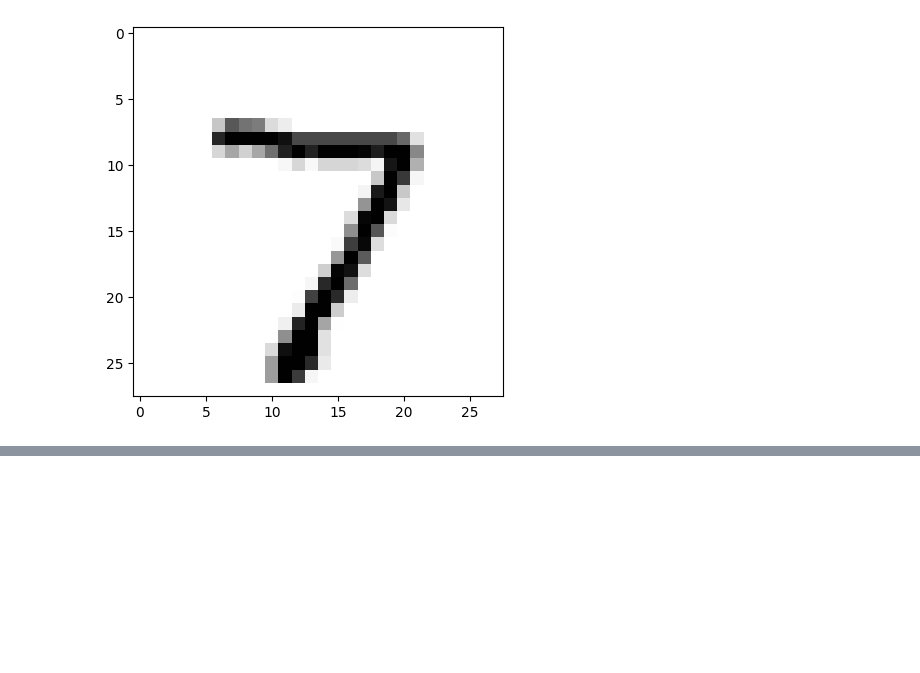
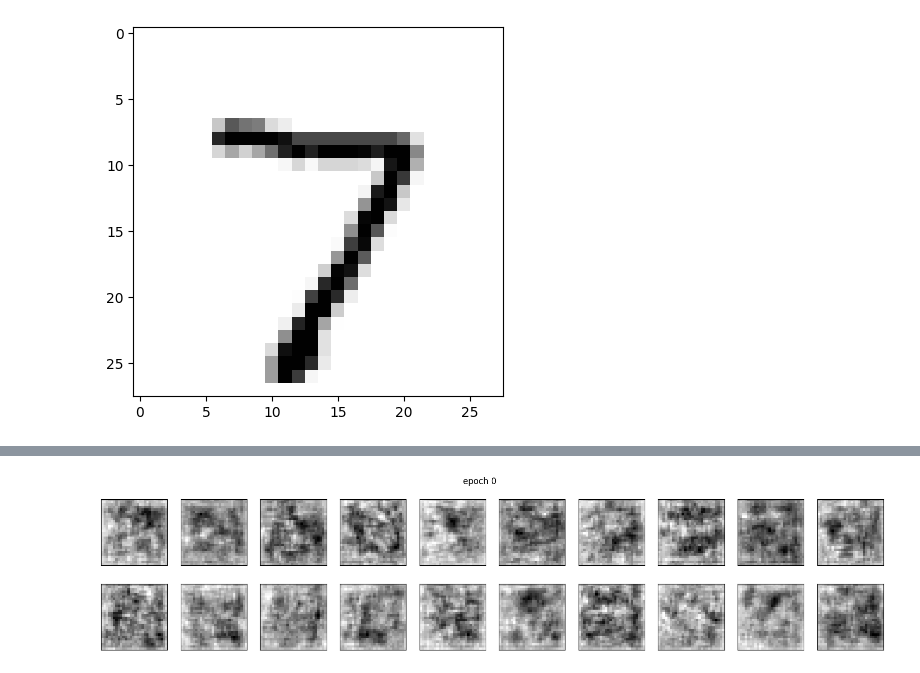
Before and after one commit to surf0123/ai, a Jupyter notebook: aiframeworks.ipynb, the cells around one changed output, grey strips where cells are left out. Drawn from its saved outputs; the diff is of its cells as text; code cells hidden in the pictures; blank space fills up the shorter version.

```diff
--- a/aiframeworks.ipynb
+++ b/aiframeworks.ipynb
@@ -517,0 +746,95 @@ weighted avg       0.99      0.99      0.99     10000
+# %%
+import numpy as np
+from tensorflow.keras.datasets import mnist
+from tensorflow.keras.layers import Input,Activation,Dense,Flatten,Reshape,Conv2D,Conv2DTranspose,Dropout,BatchNormalization,UpSampling2D
+from tensorflow.keras.models import Model
+from tensorflow.keras import backend as K
+from tensorflow.keras.losses import mse
+import matplotlib.pyplot as plt
+
+(x_train,y_train),(x_test,y_test)=mnist.load_data()
+x_train = (x_train.astype('float32')/255.0)*2.0-1.0 # [-1,1] 구간
+x_test = (x_test.astype('float32')/255.0)*2.0-1.0
+x_train = np.reshape(x_train, (len(x_train), 28, 28, 1))
+x_test = np.reshape(x_test, (len(x_test), 28, 28, 1))
+
+batch_siz=64
+epochs=5000
+dropout_rate=0.4
+batch_norm=0.9
+zdim=100 # 잠복 공간의 차원
+
+discriminator_input=Input(shape=(28, 28, 1)) # 분별망 D 설계
+x=Conv2D(64,(5,5),activation='relu',padding='same',strides=(2,2))(discriminator_input)
+x=Dropout(dropout_rate)(x)
+x=Conv2D(64,(5,5),activation='relu',padding='same',strides=(2,2))(x)
+x=Dropout(dropout_rate)(x)
+x=Conv2D(128,(5,5),activation='relu',padding='same',strides=(2,2))(x)
+x=Dropout(dropout_rate)(x)
+x=Conv2D(128,(5,5),activation='relu',padding='same',strides=(1,1))(x)
+x=Dropout(dropout_rate)(x)
+x=Flatten()(x)
+discriminator_output=Dense(1,activation='sigmoid')(x)
+discriminator=Model(discriminator_input,discriminator_output)
+
+generator_input=Input(shape=(zdim,)) # 생성망 G 설계
+x=Dense(3136)(generator_input)
+x=BatchNormalization(momentum=batch_norm)(x)
+x=Activation('relu')(x)
+x=Reshape((7,7,64))(x)
+x=UpSampling2D()(x)
+x=Conv2D(128,(5,5),padding='same')(x)
+x=BatchNormalization(momentum=batch_norm)(x)
+x=Activation('relu')(x)
+x=UpSampling2D()(x)
+x=Conv2D(64,(5,5),padding='same')(x)
+x=BatchNormalization(momentum=batch_norm)(x)
+x=Activation('relu')(x)
+x=Conv2D(64,(5,5),padding='same')(x)
+x=BatchNormalization(momentum=batch_norm)(x)
+x=Activation('relu')(x)
+x=Conv2D(1,(5,5),activation='tanh',padding='same')(x)
+generator_output=x
+generator=Model(generator_input,generator_output)
+
+discriminator.compile(optimizer='Adam',loss='binary_crossentropy',metrics=['accuracy'])
+
+discriminator.trainable=False
+gan_input=Input(shape=(zdim,))
+gan_output=discriminator(generator(gan_input))
+gan=Model(gan_input,gan_output)
+gan.compile(optimizer='Adam',loss='binary_crossentropy',metrics=['accuracy'])
+
+def train_discriminator(x_train):
+    c=np.random.randint(0,x_train.shape[0],batch_siz)
+    real=x_train[c]
+    discriminator.train_on_batch(real,np.ones((batch_siz,1)))
+
+    p=np.random.normal(0,1,(batch_siz,zdim))
+    fake=generator.predict(p)
+    discriminator.train_on_batch(fake,np.zeros((batch_siz,1)))
+
+def train_generator():
+    p=np.random.normal(0,1,(batch_siz,zdim))
+    gan.train_on_batch(p,np.ones((batch_siz,1)))
+
+for i in range(epochs+1): # 학습을 수행
+    train_discriminator(x_train)
+    train_generator()
+    if(i%100==0): # 학습 도중 100세대마다 중간 상황 출력
+        plt.figure(figsize=(20, 4))
+        plt.suptitle('epoch '+str(i))
+        for k in range(20):
+            plt.subplot(2,10,k+1)
+            img=generator.predict(np.random.normal(0,1,(1,zdim)))
+            plt.imshow(img[0].reshape(28,28),cmap='gray')
+            plt.xticks([]); plt.yticks([])
+        plt.show()
+
+imgs=generator.predict(np.random.normal(0,1,(50,zdim)))
+plt.figure(figsize=(20,10)) # 학습을 마친 후 50개 샘플을 생성하여 출력
+for i in range(50):
+    plt.subplot(5,10,i+1)
+    plt.imshow(imgs[i].reshape(28,28),cmap='gray')
+    plt.xticks([]); plt.yticks([])
+# %% [output]
@@ -517,0 +858 @@ weighted avg       0.99      0.99      0.99     10000
+[figure, added]
```
Also changed, not shown: parts of 6 cells of this notebook.
